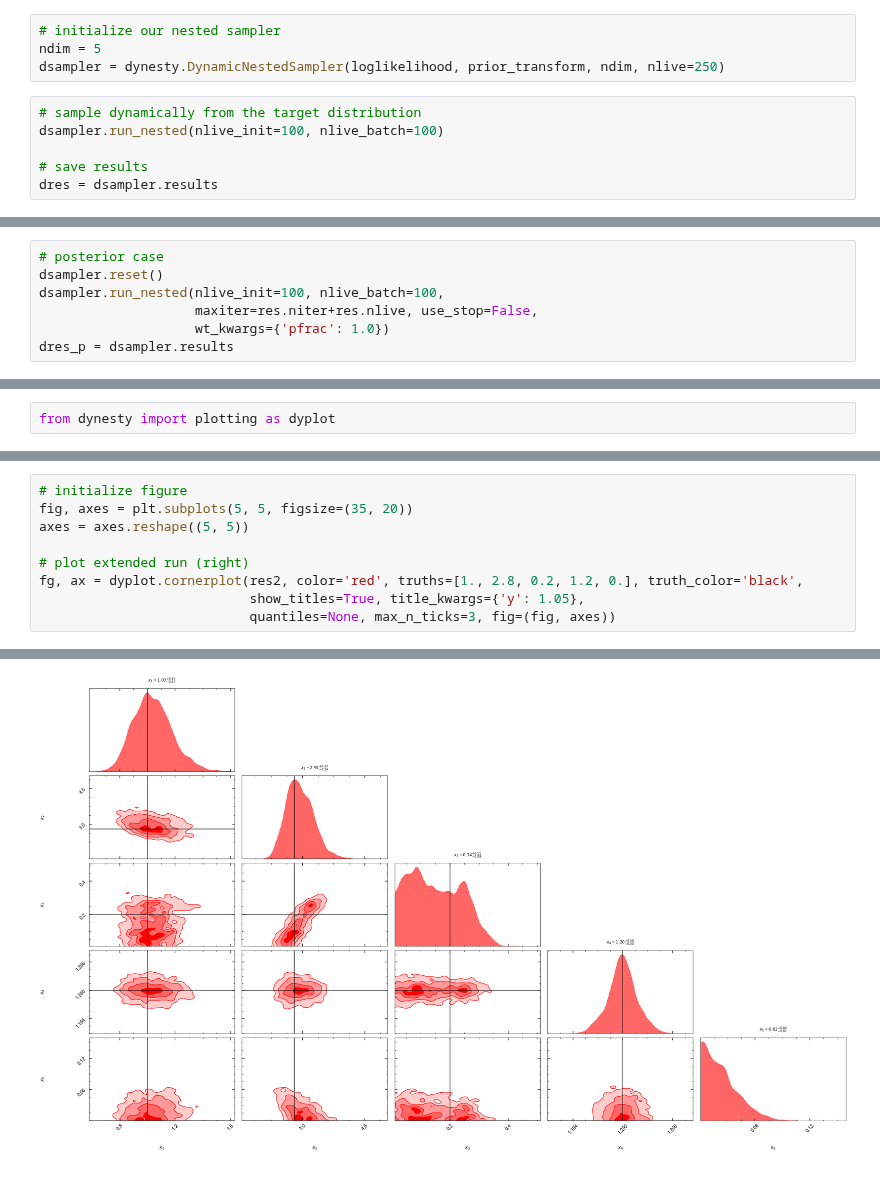
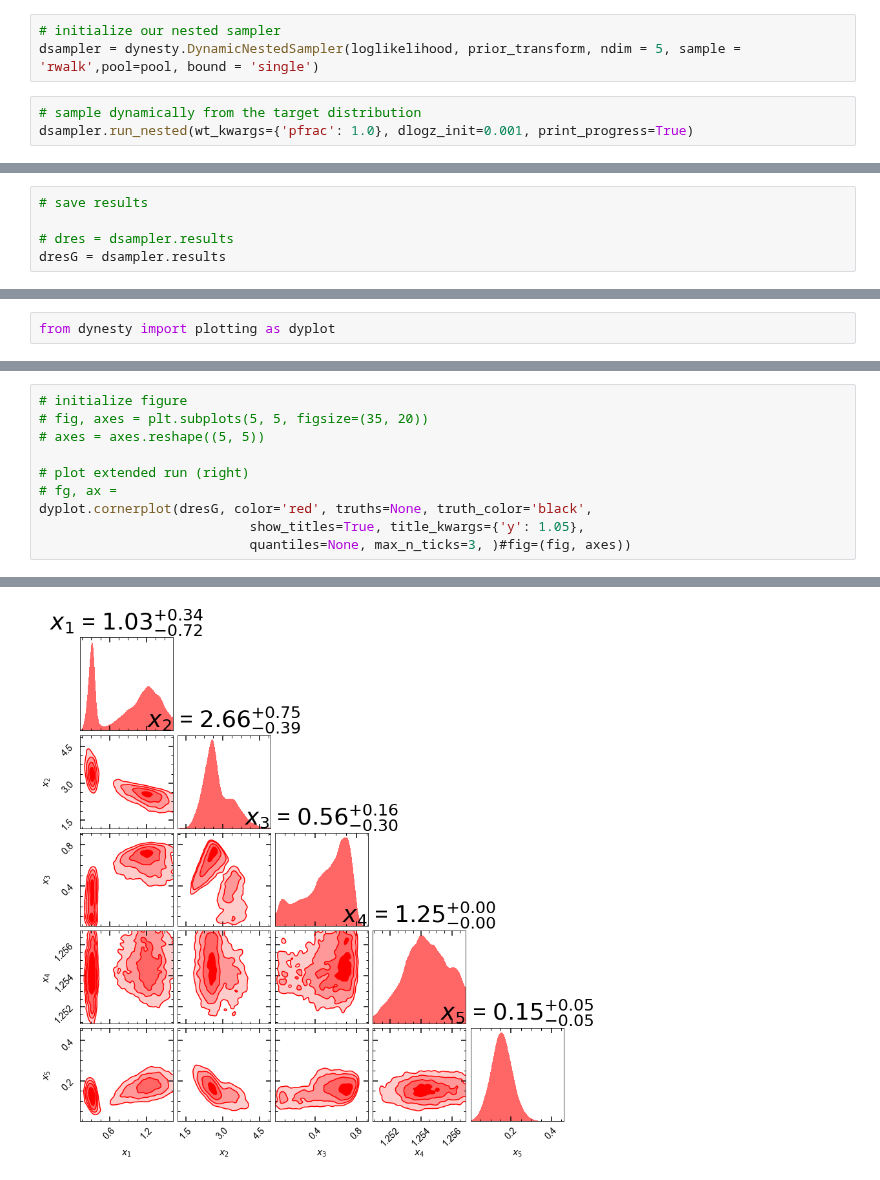
Before and after one commit to Vince-ec/Cluster_and_field, a Jupyter notebook: scripts/nested_test.ipynb, the cells around one changed output, grey strips where cells are left out. Drawn from its saved outputs; the diff is of its cells as text.

```diff
--- a/scripts/nested_test.ipynb
+++ b/scripts/nested_test.ipynb
@@ -124,11 +259,7 @@ def loglikelihood(X):
 # %%
 # initialize our nested sampler
-ndim = 5
-dsampler = dynesty.DynamicNestedSampler(loglikelihood, prior_transform, ndim, nlive=250)
+dsampler = dynesty.DynamicNestedSampler(loglikelihood, prior_transform, ndim = 5, sample = 'rwalk',pool=pool, bound = 'single')
 # %%
 # sample dynamically from the target distribution
-dsampler.run_nested(nlive_init=100, nlive_batch=100)
-
-# save results
-dres = dsampler.results
+dsampler.run_nested(wt_kwargs={'pfrac': 1.0}, dlogz_init=0.001, print_progress=True)
 # %% [output]
@@ -150,7 +266,0 @@ KeyboardInterrupt:
-# %%
-# posterior case
-dsampler.reset()
-dsampler.run_nested(nlive_init=100, nlive_batch=100,
-                    maxiter=res.niter+res.nlive, use_stop=False,
-                    wt_kwargs={'pfrac': 1.0})
-dres_p = dsampler.results
@@ -211,0 +267,5 @@ cfig, caxes = dyplot.cornerplot(res2)
+# %%
+# save results
+
+# dres = dsampler.results
+dresG = dsampler.results
@@ -224,10 +292,11 @@ fig.tight_layout()
 # %%
 # initialize figure
-fig, axes = plt.subplots(5, 5, figsize=(35, 20))
-axes = axes.reshape((5, 5))
+# fig, axes = plt.subplots(5, 5, figsize=(35, 20))
+# axes = axes.reshape((5, 5))
 
 # plot extended run (right)
-fg, ax = dyplot.cornerplot(res2, color='red', truths=[1., 2.8, 0.2, 1.2, 0.], truth_color='black',
+# fg, ax =
+dyplot.cornerplot(dresG, color='red', truths=None, truth_color='black',
                            show_titles=True, title_kwargs={'y': 1.05},
-                           quantiles=None, max_n_ticks=3, fig=(fig, axes))
+                           quantiles=None, max_n_ticks=3, )#fig=(fig, axes))
 # %% [output]
@@ -234 +320 @@ fg, ax = dyplot.cornerplot(res2, color='red', truths=[1., 2.8, 0.2, 1.2, 0.], tr
-[figure, old version]
+[figure, new version]
```
Also changed, not shown: parts of 20 cells of this notebook.
